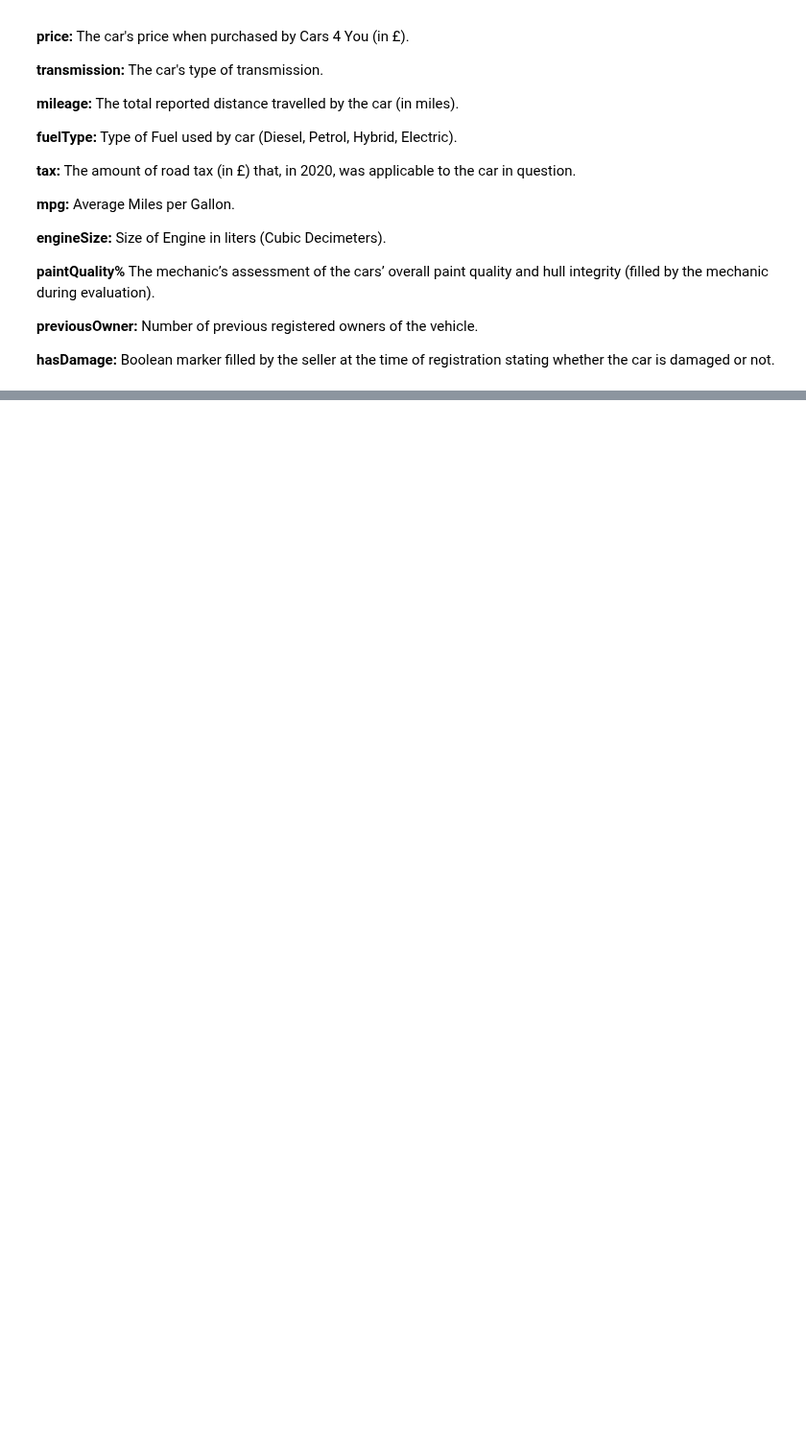
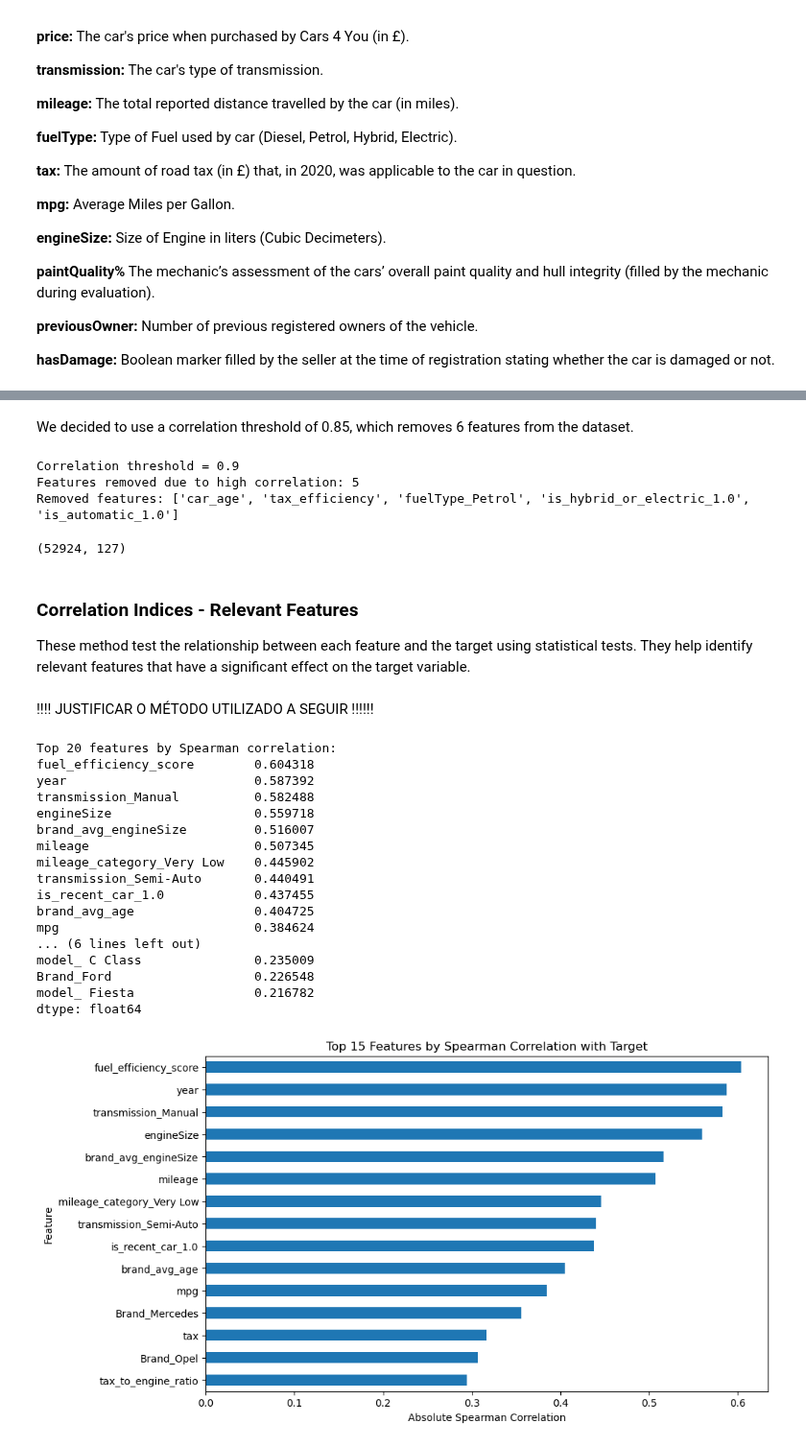
Before and after one commit to mariamiguel720/Machine-Learning-Project-25-26, a Jupyter notebook: notebooks/Encoding_Scaling_Feature_Selection.ipynb, the cells around one changed output, grey strips where cells are left out. Shown at 96% size. Saved outputs shown, nothing was run; the diff lists cells and outputs as text; code cells hidden in the pictures; blank space fills up the shorter version.

```diff
--- a/notebooks/Encoding_Scaling_Feature_Selection.ipynb
+++ b/notebooks/Encoding_Scaling_Feature_Selection.ipynb
@@ -61,0 +82,11 @@ y = train['price']
+# %%
+# Define relative path to the preprocessed data folder (outside "notebooks/")
+data_path = "../data_preprocessed/"
+
+# Load preprocessed datasets
+X_train = pd.read_csv(f"{data_path}X_train_final.csv")
+X_val   = pd.read_csv(f"{data_path}X_val_final.csv")
+test    = pd.read_csv(f"{data_path}test_final.csv")
+
+y_train = pd.read_csv(f"{data_path}y_train.csv").squeeze()  # convert DataFrame → Series
+y_val   = pd.read_csv(f"{data_path}y_val.csv").squeeze()
@@ -61,0 +177,3 @@ y = train['price']
+# %%
+# Apply the chosen threshold
+X_train, X_val, test = apply_variance_filter(X_train, X_val, test, threshold=0.001)
@@ -61,0 +244,57 @@ y = train['price']
+# %% [markdown]
+We decided to use a correlation threshold of 0.85, which removes 6 features from the dataset.
+# %%
+X_train, X_val, test, dropped_features = remove_highly_correlated_features(
+    X_train, X_val, test, threshold=0.90)
+# %% [output]
+Correlation threshold = 0.9
+Features removed due to high correlation: 5
+Removed features: ['car_age', 'tax_efficiency', 'fuelType_Petrol', 'is_hybrid_or_electric_1.0', 'is_automatic_1.0']
+# %%
+# Check that 5 features were removed
+X_train.shape
+# %% [output]
+(52924, 127)
+# %% [markdown]
+### Correlation Indices - Relevant Features
+
+These method test the relationship between each feature and the target using statistical tests. They help identify relevant features that have a significant effect on the target variable.
+# %% [markdown]
+!!!! JUSTIFICAR O MÉTODO UTILIZADO A SEGUIR !!!!!!
+# %%
+# Compute Spearman correlation for all features with the target
+spearman_corr = X_train.apply(lambda x: spearmanr(x, y_train)[0])
+
+# Absolute values and sort descending
+spearman_corr = spearman_corr.abs().sort_values(ascending=False)
+
+# Display top 20 features numerically
+print("\nTop 20 features by Spearman correlation:")
+print(spearman_corr.head(20))
+
+# Plot top 15 features
+plt.figure(figsize=(10, 6))
+spearman_corr.head(15).sort_values().plot(kind='barh')
+plt.title("Top 15 Features by Spearman Correlation with Target")
+plt.xlabel("Absolute Spearman Correlation")
+plt.ylabel("Feature")
+plt.show()
+# %% [output]
+Top 20 features by Spearman correlation:
+fuel_efficiency_score        0.604318
+year                         0.587392
+transmission_Manual          0.582488
+engineSize                   0.559718
+brand_avg_engineSize         0.516007
+mileage                      0.507345
+mileage_category_Very Low    0.445902
+transmission_Semi-Auto       0.440491
+is_recent_car_1.0            0.437455
+brand_avg_age                0.404725
+mpg                          0.384624
+... (6 lines left out)
+model_ C Class               0.235009
+Brand_Ford                   0.226548
+model_ Fiesta                0.216782
+dtype: float64
+[figure, added]
```
Also changed, not shown: parts of 59 cells of this notebook.
